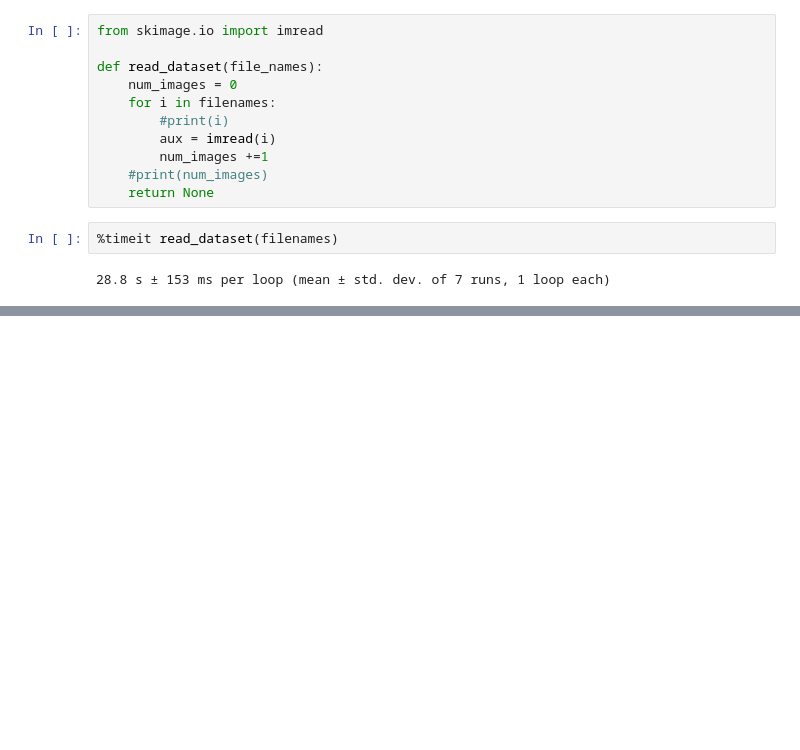
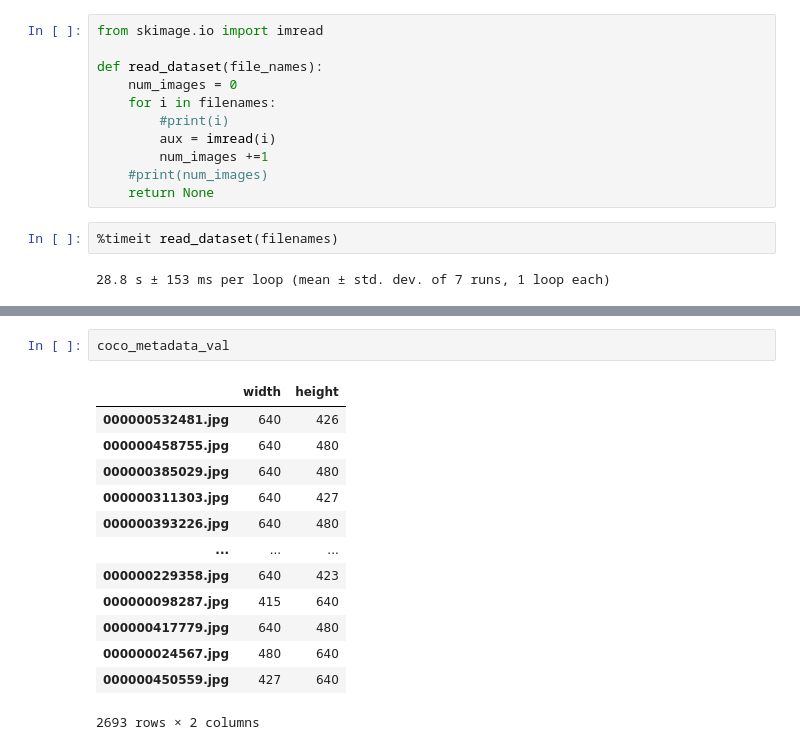
Before and after one commit to sergiourielmaya/TinyYOLOv3-Pedestrian-Detection, a Jupyter notebook: Dataset Preprocessing/TFRecord creation.ipynb, the cells around one changed output, grey strips where cells are left out. Drawn from its saved outputs; the diff is of its cells as text; blank space fills up the shorter version.

```diff
--- a/Dataset Preprocessing/TFRecord creation.ipynb
+++ b/Dataset Preprocessing/TFRecord creation.ipynb
@@ -581,0 +419,16 @@ dict_keys(['image', 'mask', 'whatever_data', 'additional'])
+# %%
+coco_metadata_val
+# %% [output]
+|  | width | height |
+| 000000532481.jpg | 640 | 426 |
+| 000000458755.jpg | 640 | 480 |
+| 000000385029.jpg | 640 | 480 |
+| 000000311303.jpg | 640 | 427 |
+| 000000393226.jpg | 640 | 480 |
+| ... | ... | ... |
+| 000000229358.jpg | 640 | 423 |
+| 000000098287.jpg | 415 | 640 |
+| 000000417779.jpg | 640 | 480 |
+| 000000024567.jpg | 480 | 640 |
+| 000000450559.jpg | 427 | 640 |
+2693 rows × 2 columns
```
Also changed, not shown: parts of 22 cells of this notebook, 4 other files.
